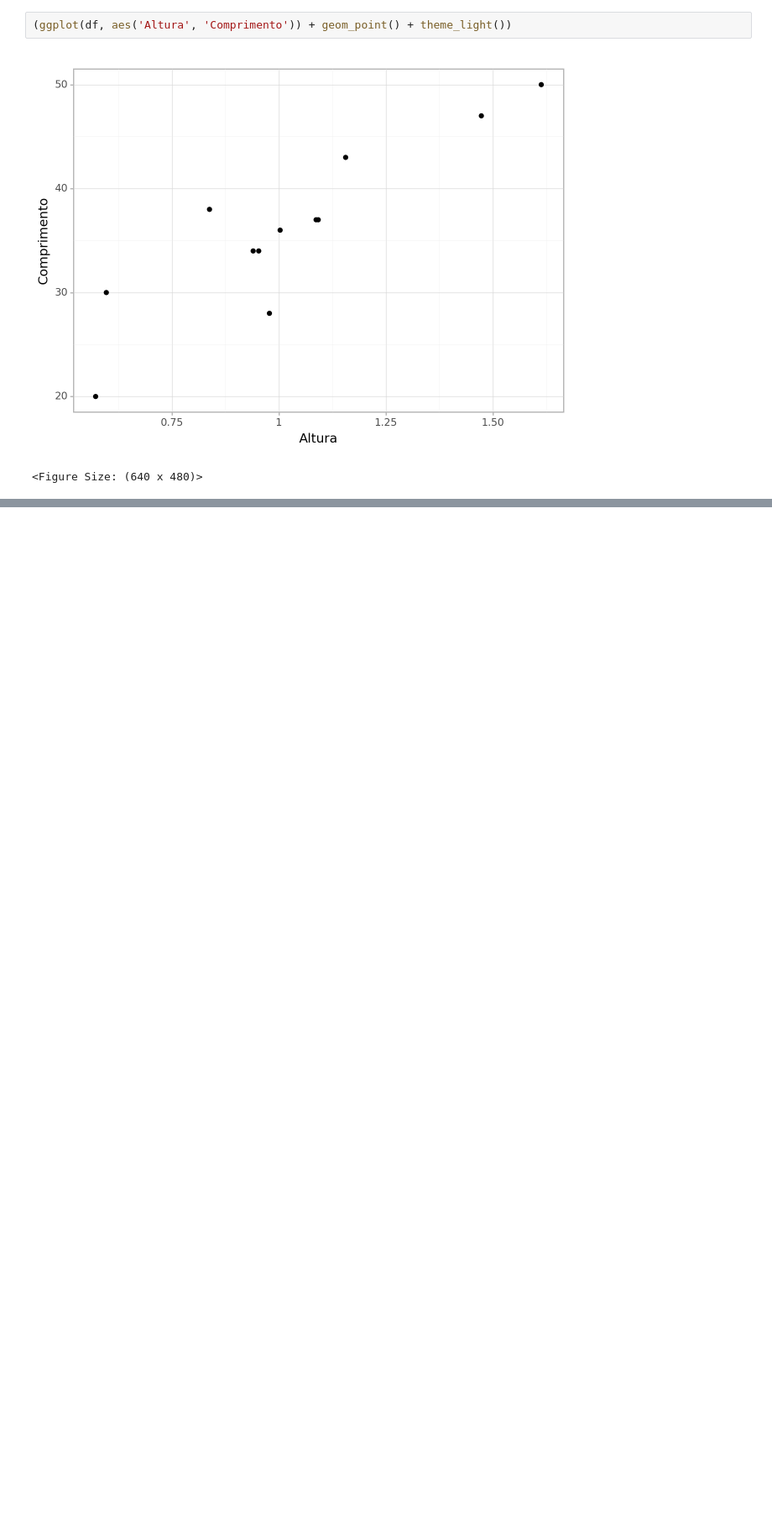
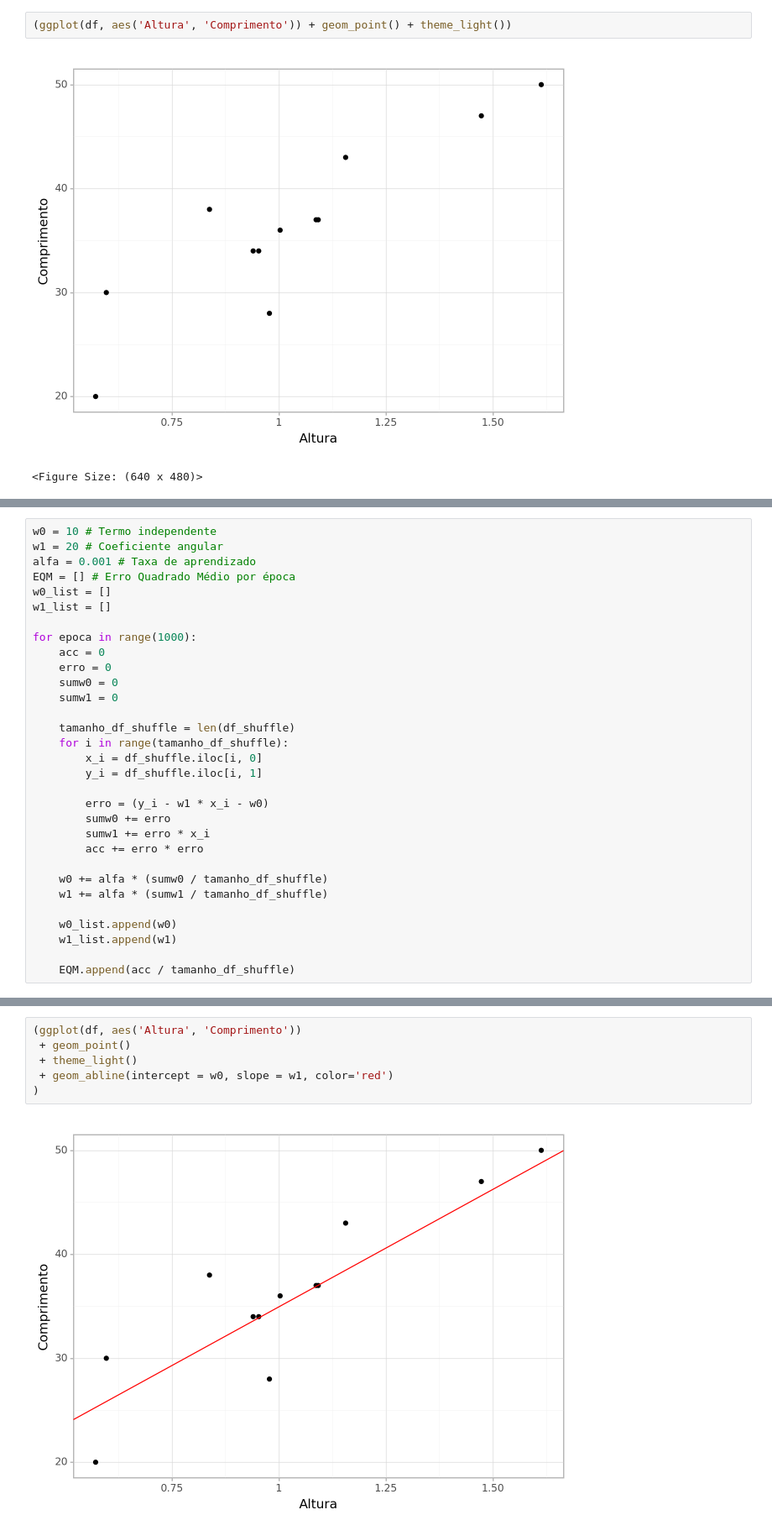
Before and after one commit to GustavoValenca/Introducao-a-Ciencia-de-Dados, a Jupyter notebook: Módulo 3 - Machine Learning/Regressão/Regressao_Linear_Univariada.ipynb, the cells around one changed output, grey strips where cells are left out. Shown at 84% size. Drawn from its saved outputs; the diff is of its cells as text; blank space fills up the shorter version.

```diff
--- a/Módulo 3 - Machine Learning/Regressão/Regressao_Linear_Univariada.ipynb
+++ b/Módulo 3 - Machine Learning/Regressão/Regressao_Linear_Univariada.ipynb
@@ -40,0 +44,31 @@ df_shuffle = df.copy()
+# %%
+w0 = 10 # Termo independente
+w1 = 20 # Coeficiente angular
+alfa = 0.001 # Taxa de aprendizado
+EQM = [] # Erro Quadrado Médio por época
+w0_list = []
+w1_list = []
+
+for epoca in range(1000):
+    acc = 0
+    erro = 0
+    sumw0 = 0
+    sumw1 = 0
+
+    tamanho_df_shuffle = len(df_shuffle)
+    for i in range(tamanho_df_shuffle):
+        x_i = df_shuffle.iloc[i, 0]
+        y_i = df_shuffle.iloc[i, 1]
+
+        erro = (y_i - w1 * x_i - w0)
+        sumw0 += erro
+        sumw1 += erro * x_i
+        acc += erro * erro
+
+    w0 += alfa * (sumw0 / tamanho_df_shuffle)
+    w1 += alfa * (sumw1 / tamanho_df_shuffle)
+
+    w0_list.append(w0)
+    w1_list.append(w1)
+
+    EQM.append(acc / tamanho_df_shuffle)
@@ -40,0 +119,8 @@ df_shuffle = df.copy()
+# %%
+(ggplot(df, aes('Altura', 'Comprimento'))
+ + geom_point()
+ + theme_light()
+ + geom_abline(intercept = w0, slope = w1, color='red')
+)
+# %% [output]
+[figure, added]
```
Also changed, not shown: parts of 9 cells of this notebook.
